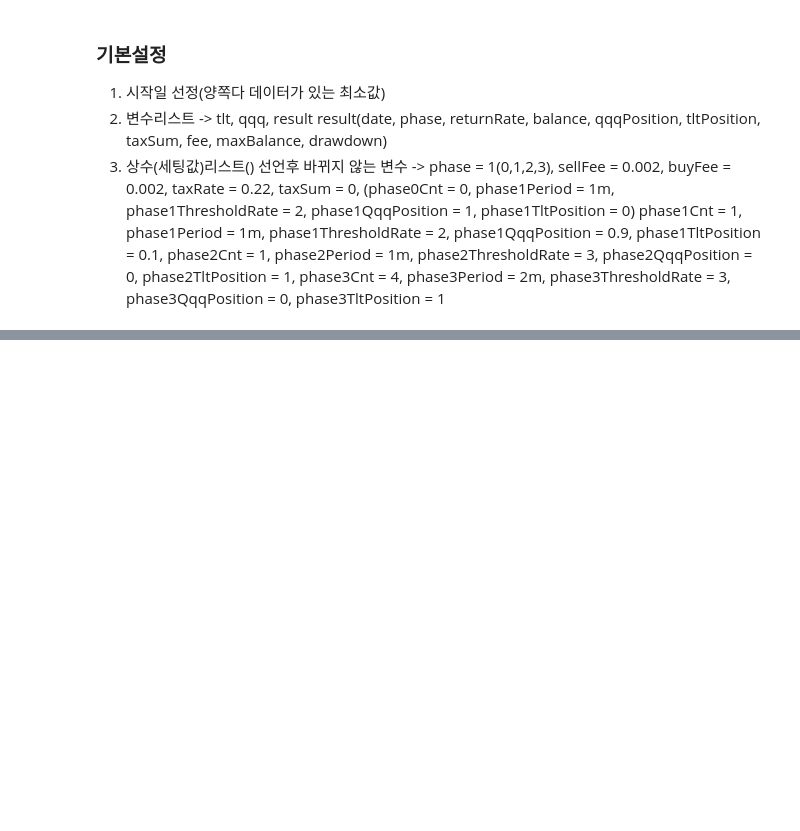
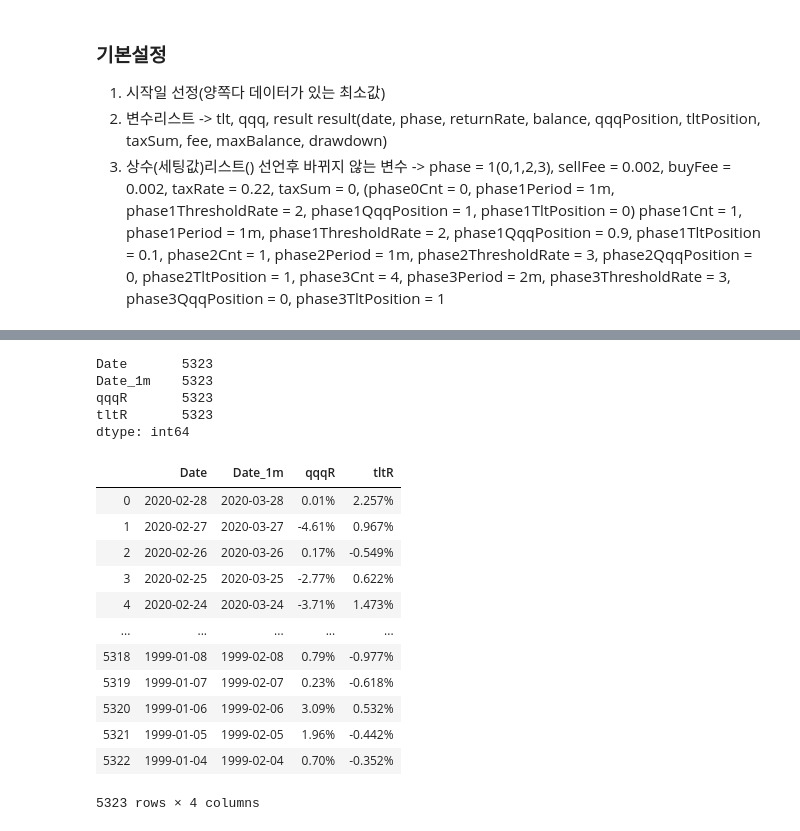
Before and after one commit to parkchunbae/Strategy, a Jupyter notebook: index.ipynb, the cells around one changed output, grey strips where cells are left out. Saved outputs shown, nothing was run; the diff lists cells and outputs as text; code cells hidden in the pictures; blank space fills up the shorter version.

```diff
--- a/index.ipynb
+++ b/index.ipynb
@@ -240,0 +378,32 @@ CONFIG['phaseList'][0]['phaseCnt']  1
+# %%
+# phase1
+# CONFIG['phaseList'][0]['phaseQqqPosition']*qqq['R'] + CONFIG['phaseList'][0]['phaseTltPosition']*tlt['R']
+
+qqqPosition1 = CONFIG['phaseList'][0]['phaseQqqPosition']
+tltPosition1 = CONFIG['phaseList'][0]['phaseTltPosition']
+
+# result = qqqPosition1 * qqq['R'] + tltPosition1 * tlt['R']
+dataSum =  pd.merge(qqq,tlt,how='outer', left_on='Date', right_on='Date')[['Date','Date_1m','qqqR','tltR']]
+dataSum.loc[dataSum['Date'] >= qqq['Date'].min()].count()
+# %% [output]
+Date       5323
+Date_1m    5323
+qqqR       5323
+tltR       5323
+dtype: int64
+# %%
+dataSum.loc[dataSum['Date'] >= qqq['Date'].min()]
+# %% [output]
+|  | Date | Date_1m | qqqR | tltR |
+| 0 | 2020-02-28 | 2020-03-28 | 0.01% | 2.257% |
+| 1 | 2020-02-27 | 2020-03-27 | -4.61% | 0.967% |
+| 2 | 2020-02-26 | 2020-03-26 | 0.17% | -0.549% |
+| 3 | 2020-02-25 | 2020-03-25 | -2.77% | 0.622% |
+| 4 | 2020-02-24 | 2020-03-24 | -3.71% | 1.473% |
+| ... | ... | ... | ... | ... |
+| 5318 | 1999-01-08 | 1999-02-08 | 0.79% | -0.977% |
+| 5319 | 1999-01-07 | 1999-02-07 | 0.23% | -0.618% |
+| 5320 | 1999-01-06 | 1999-02-06 | 3.09% | 0.532% |
+| 5321 | 1999-01-05 | 1999-02-05 | 1.96% | -0.442% |
+| 5322 | 1999-01-04 | 1999-02-04 | 0.70% | -0.352% |
+5323 rows × 4 columns
```
Also changed, not shown: parts of 59 cells of this notebook, 3 other files.
